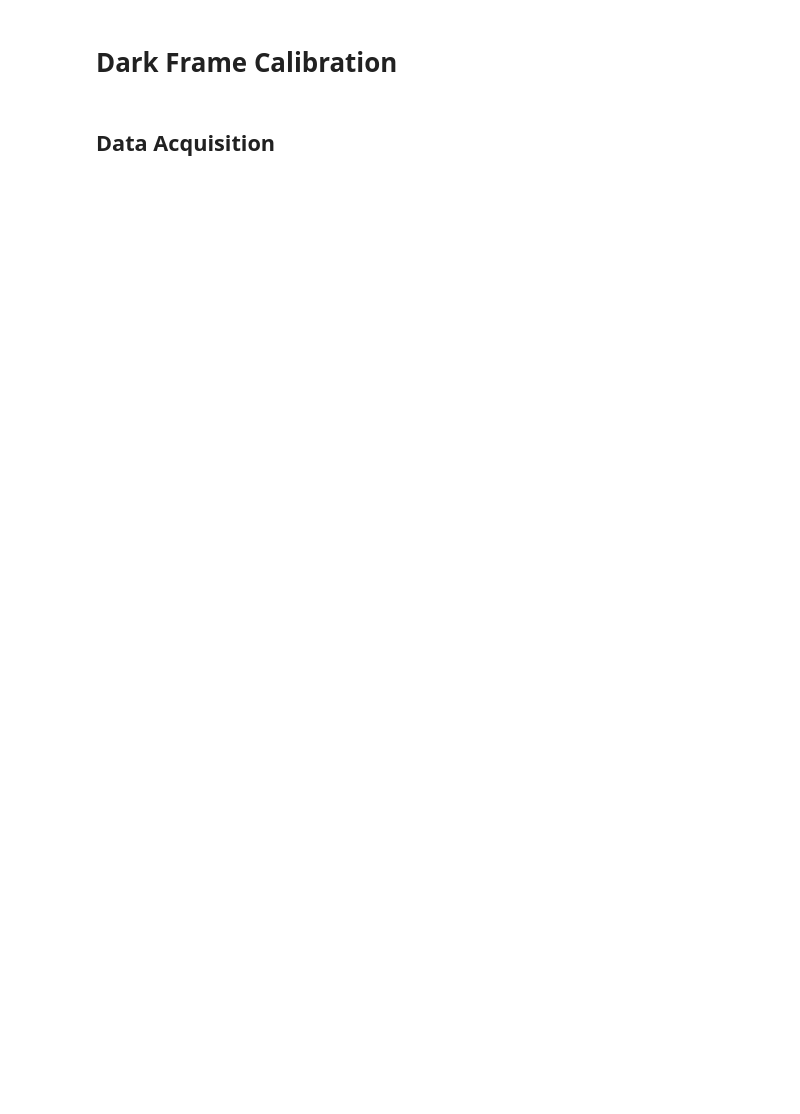
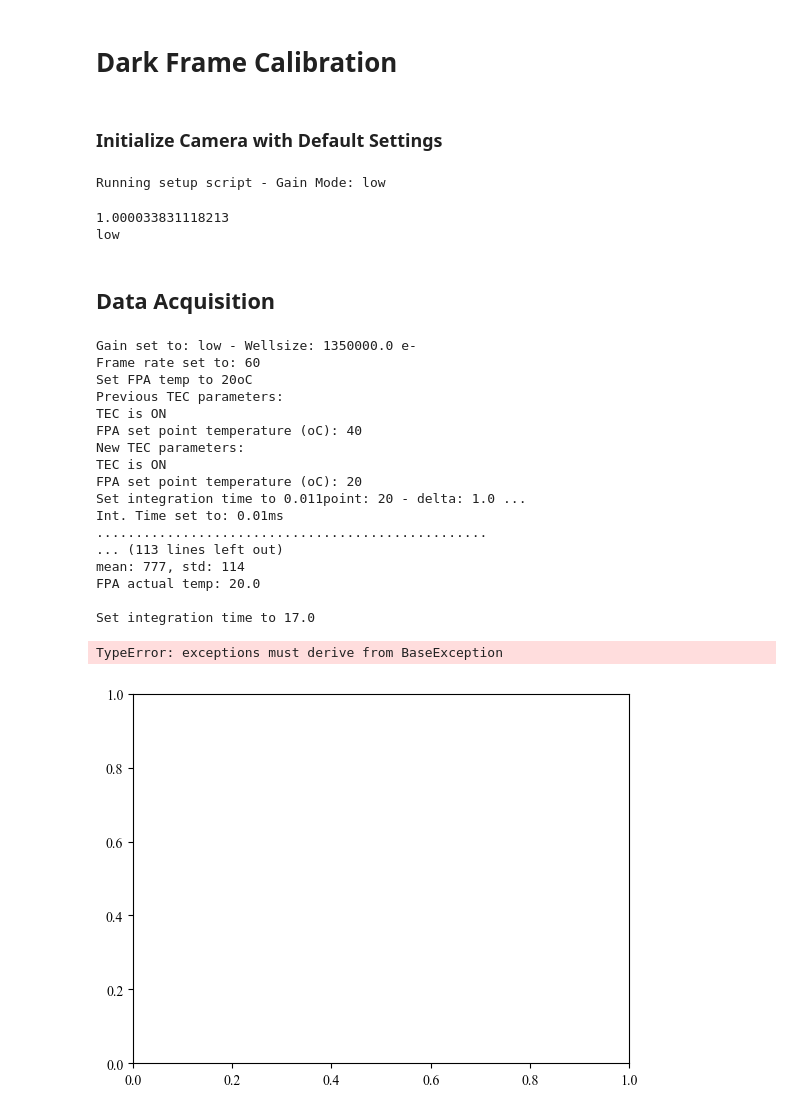
Before and after one commit to mattost14/Finis-Camera, a Jupyter notebook: calibration/dark_frame/dark_frame_calibration.ipynb, the cells around one changed output. Cells and saved outputs as stored; diff of their text form; code cells hidden in the pictures; blank space fills up the shorter version.

Commit message:
Changes on TauSWIRCamera setup script

```diff
--- a/calibration/dark_frame/dark_frame_calibration.ipynb
+++ b/calibration/dark_frame/dark_frame_calibration.ipynb
@@ -16,18 +17,34 @@ sys.path.append('../../tauSWIRcamera')  # Add the path to the directory containi
 from tauSWIRcamera import tauSWIRcamera
 
 plt.rcParams["font.family"] = "Times New Roman"
+# %% [markdown]
+### Initialize Camera with Default Settings
 # %%
+
 hostname = '129.123.5.125'
 port = 4000
-cam = tauSWIRcamera("Industrial", hostname, port)
-cameraFolder = "CAM1"
+cam = tauSWIRcamera(hostname, port, "MASTER")
+cameraFolder = cam.name
 saveTIFdata = True
+savePlot = True
+# %% [output]
+Running setup script - Gain Mode: low
+# %%
+print(cam.getIntTime())
+print(cam.getSensorGain())
+# %% [output]
+1.000033831118213
+low
 # %% [markdown]
 ## Data Acquisition
 # %%
-def runDarkFrameAnalysis(gain, N=50):
+def runDarkFrameAnalysis(gain, N=50, fps=30):
+
     ### Set gain ###
     cam.setSensorGain(gain)
+
+    ### Set FPS ###
+    cam.setFPS(fps)
 
     # Integration time vector
     intTime_ms = np.linspace(1,30,30)
@@ -49,6 +66,8 @@ def runDarkFrameAnalysis(gain, N=50):
         df_std  = np.array([])
         df_estimated_std = np.array([])
         for t_ms in intTime_ms:
+            if intTime_ms >= math.floor(1e3/fps):
+                break
             # Set Integration Time
             print(f"Set integration time to {t_ms}")
             cam.setIntTime(t_ms)
@@ -56,19 +75,14 @@ def runDarkFrameAnalysis(gain, N=50):
             df_stack = cam.collectFrame(N)
             # Save the stack of images as a multi-page TIFF file
             if saveTIFdata:
-                imwrite(f'{cameraFolder}/raw_images_stack_{gain}_{fpaTemp}C_{cameraFolder}_expTime_{t_ms}ms.tif', df_stack)
+                imwrite(f'{cameraFolder}/{fps}fps/{cameraFolder}_stack_{N}images_{gain}gain_FPA_at{fpaTemp}C_expTime_{t_ms}ms.tif', df_stack)
             # Compute mean and std of the dark frame stack
             dark_frame_mean = np.mean(df_stack, axis=0)
             dark_frame_std = np.std(df_stack, axis=0)
             # Save the mean and std of dark frame
             if saveTIFdata:
-                imwrite(f'{cameraFolder}/dark_frame_{gain}_{fpaTemp}C_{cameraFolder}_expTime_{t_ms}ms.tif', dark_frame_mean)
-                imwrite(f'{cameraFolder}/dark_frame_std_{gain}_{fpaTemp}C_{cameraFolder}_expTime_{t_ms}ms.tif', dark_frame_std)
-
-            ### Compute Statistics
-            # Subtrack the bias frame
-            # bias_frame_stack = np.expand_dims(bias_frame, axis=0) # Add a new axis to make it 3D
-            # df_stack_biasFree_int32 = df_stack.astype(np.int32) - bias_frame_stack.astype(np.int32)
+                imwrite(f'{cameraFolder}/{fps}fps/{cameraFolder}_mean_dark_frame_from{N}images_{gain}gain_{fpaTemp}C_expTime_{t_ms}ms.tif', dark_frame_mean)
+                imwrite(f'{cameraFolder}/{fps}fps/{cameraFolder}_std_dark_frame_from{N}images_{gain}gain_{fpaTemp}C_expTime_{t_ms}ms.tif', dark_frame_std)
 
             df_data = df_stack
             # Remove outliers
@@ -105,8 +119,29 @@ def runDarkFrameAnalysis(gain, N=50):
     # Display the mean and standard deviation
     plt.text(0.98, 0.05, f'Error bar size: 2σ\n Num. frames per sample: {N}', horizontalalignment='right', verticalalignment='center', transform=plt.gca().transAxes, fontsize=10)
     # Save the plot as a PDF file
-    plt.savefig(f'{cameraFolder}/dark_frame_analysis_{gain}_{cameraFolder}.pdf', format='pdf')
+    if savePlot:
+        plt.savefig(f'{cameraFolder}/plots/{cameraFolder}_dark_frame_analysis_{gain}gain_{fps}fps.pdf', format='pdf')
     plt.show()
 # %%
 ## LOW GAIN
-runDarkFrameAnalysis("low", N=25)
+runDarkFrameAnalysis("low", N=50, fps=60)
+# %% [output]
+Gain set to: low - Wellsize: 1350000.0 e-
+Frame rate set to: 60
+Set FPA temp to 20oC
+Previous TEC parameters:
+TEC is ON
+FPA set point temperature (oC): 40
+New TEC parameters:
+TEC is ON
+FPA set point temperature (oC): 20
+Set integration time to 0.011point: 20 - delta: 1.0 ...
+Int. Time set to: 0.01ms
+..................................................
+... (113 lines left out)
+mean: 777, std: 114
+FPA actual temp: 20.0
+
+Set integration time to 17.0
+TypeError: exceptions must derive from BaseException
+[figure, added]
```
Also changed, not shown: parts of 4 cells of this notebook, 10 other files.
